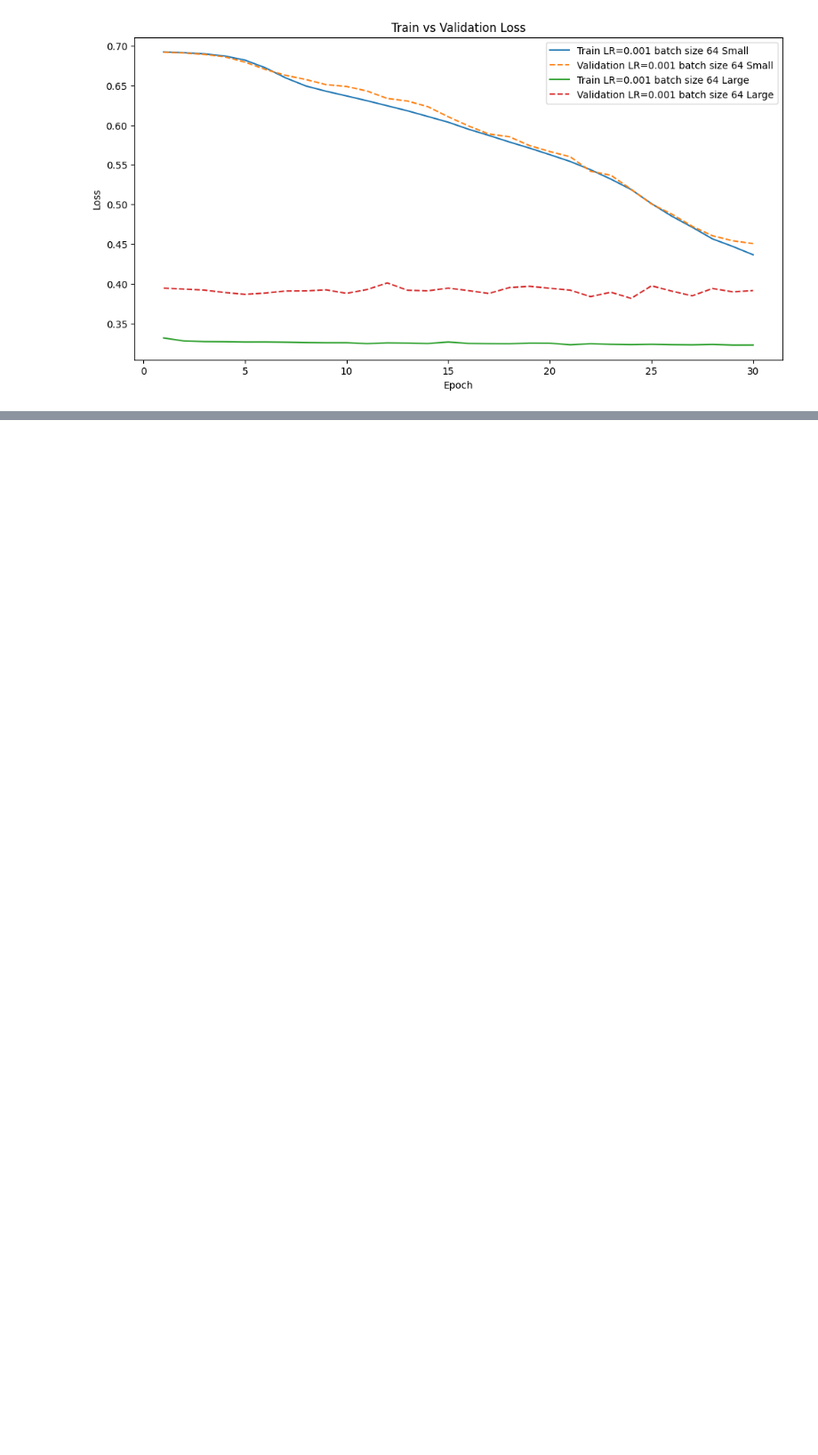
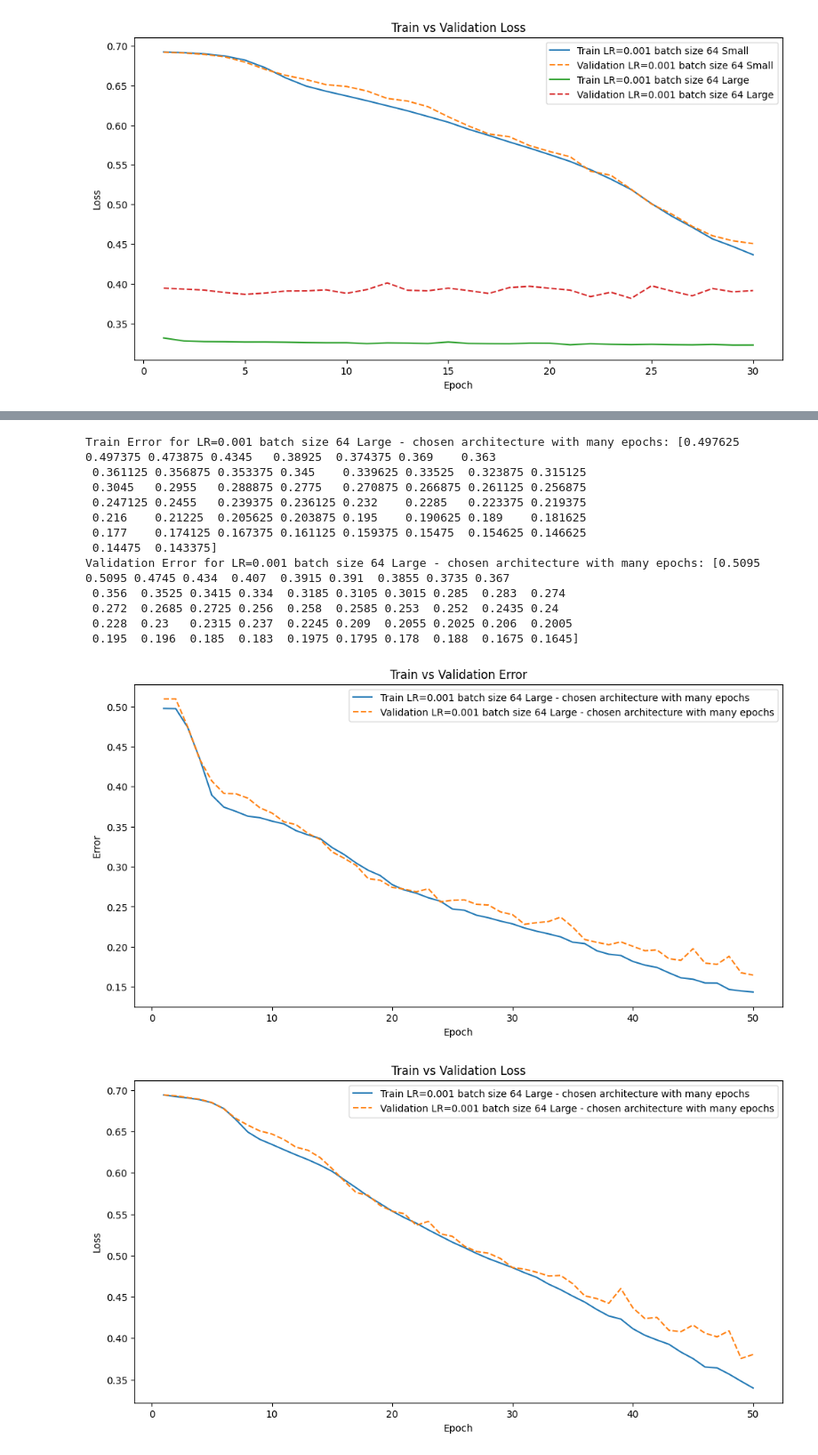
Before and after one commit to armandordorica/MIE1517_A1, a Jupyter notebook: MIE1517_Assignment_1_.ipynb, the cells around one changed output, grey strips where cells are left out. Shown at 89% size. Cells and saved outputs as stored; diff of their text form; code cells hidden in the pictures; blank space fills up the shorter version.

```diff
--- a/MIE1517_Assignment_1_.ipynb
+++ b/MIE1517_Assignment_1_.ipynb
@@ -1329,0 +1377,17 @@ Validation Error for LR=0.001 batch size 64 Large: [0.1675 0.173  0.167  0.169
+# %%
+plot_multiple_training_curves(['model_large_bs64_lr0.001_epoch49'],  ["LR=0.001 batch size 64 Large - chosen architecture with many epochs"])
+# %% [output]
+Train Error for LR=0.001 batch size 64 Large - chosen architecture with many epochs: [0.497625 0.497375 0.473875 0.4345   0.38925  0.374375 0.369    0.363
+ 0.361125 0.356875 0.353375 0.345    0.339625 0.33525  0.323875 0.315125
+ 0.3045   0.2955   0.288875 0.2775   0.270875 0.266875 0.261125 0.256875
+ 0.247125 0.2455   0.239375 0.236125 0.232    0.2285   0.223375 0.219375
+ 0.216    0.21225  0.205625 0.203875 0.195    0.190625 0.189    0.181625
+ 0.177    0.174125 0.167375 0.161125 0.159375 0.15475  0.154625 0.146625
+ 0.14475  0.143375]
+Validation Error for LR=0.001 batch size 64 Large - chosen architecture with many epochs: [0.5095 0.5095 0.4745 0.434  0.407  0.3915 0.391  0.3855 0.3735 0.367
+ 0.356  0.3525 0.3415 0.334  0.3185 0.3105 0.3015 0.285  0.283  0.274
+ 0.272  0.2685 0.2725 0.256  0.258  0.2585 0.253  0.252  0.2435 0.24
+ 0.228  0.23   0.2315 0.237  0.2245 0.209  0.2055 0.2025 0.206  0.2005
+ 0.195  0.196  0.185  0.183  0.1975 0.1795 0.178  0.188  0.1675 0.1645]
+[figure, added]
+[figure, added]
```
Also changed, not shown: parts of 13 cells of this notebook.
